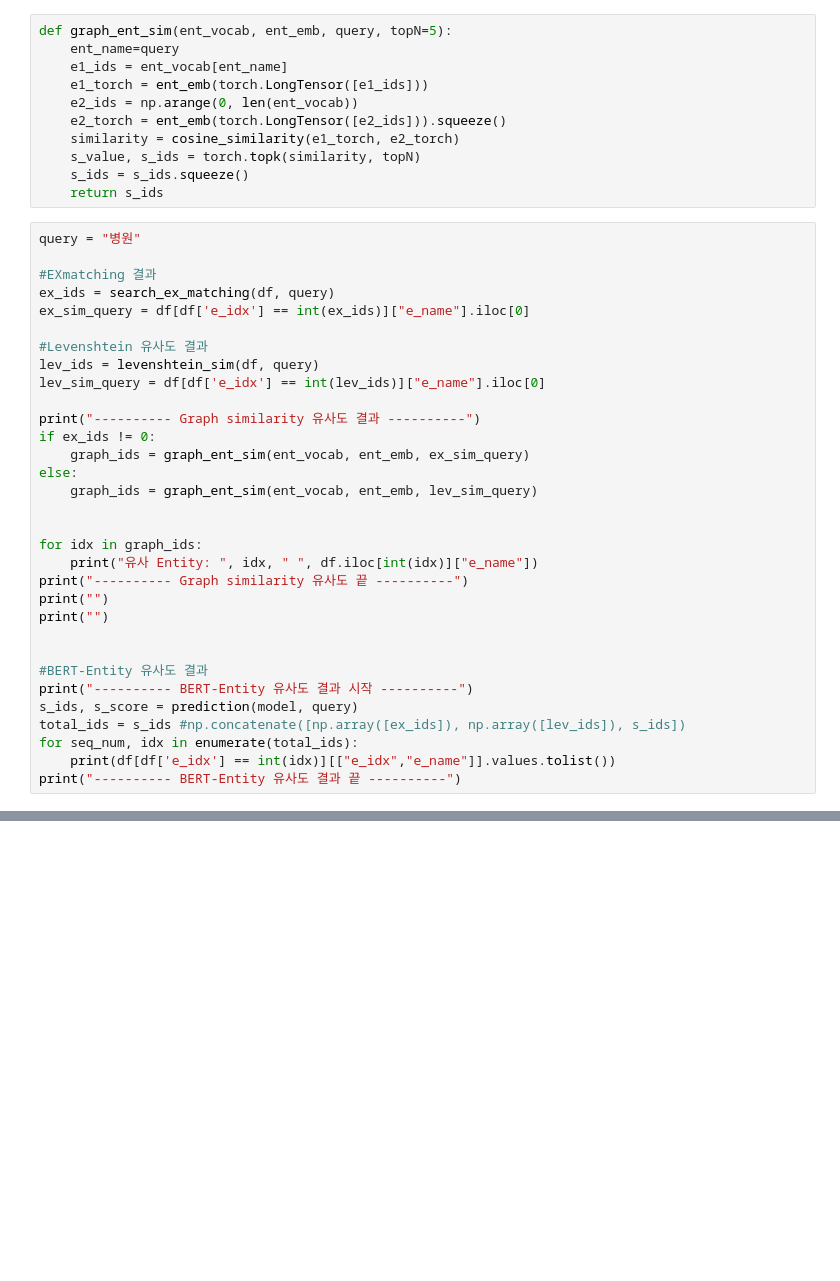
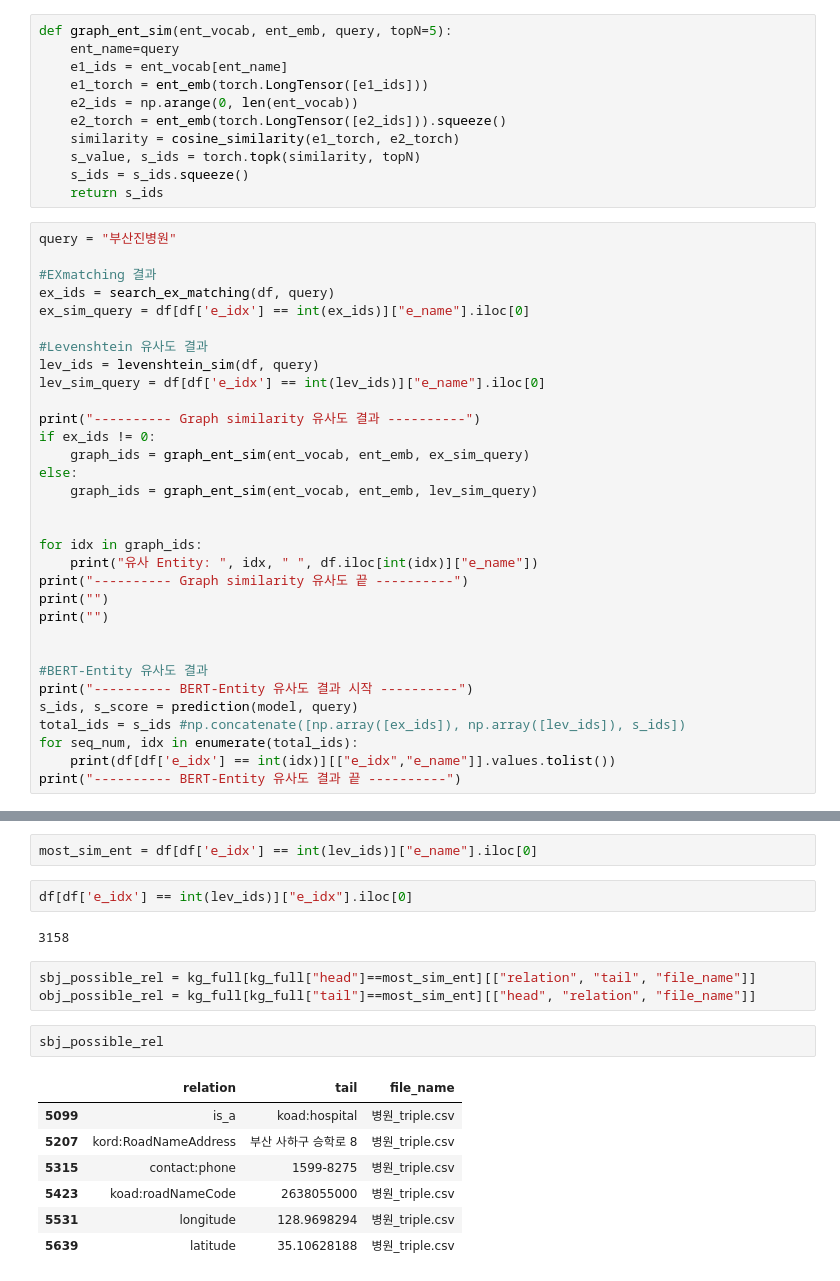
Before and after one commit to jujbob/Graph_Knowledge, a Jupyter notebook: triple_prediction.ipynb, the cells around one changed output, grey strips where cells are left out. Saved outputs shown, nothing was run; the diff lists cells and outputs as text; blank space fills up the shorter version.

Commit message:
update relation prediction

```diff
--- a/triple_prediction.ipynb
+++ b/triple_prediction.ipynb
@@ -473,7 +481,7 @@ def graph_ent_sim(ent_vocab, ent_emb, query, topN=5):
     s_ids = s_ids.squeeze()
     return s_ids
 # %%
-query = "병원"
+query = "부산진병원"
 
 #EXmatching 결과
 ex_ids = search_ex_matching(df, query)
@@ -524 +532,20 @@ print("---------- BERT-Entity 유사도 결과 끝 ----------")
 ---------- BERT-Entity 유사도 결과 끝 ----------
+# %%
+most_sim_ent = df[df['e_idx'] == int(lev_ids)]["e_name"].iloc[0]
+# %%
+df[df['e_idx'] == int(lev_ids)]["e_idx"].iloc[0]
+# %% [output]
+3158
+# %%
+sbj_possible_rel = kg_full[kg_full["head"]==most_sim_ent][["relation", "tail", "file_name"]]
+obj_possible_rel = kg_full[kg_full["tail"]==most_sim_ent][["head", "relation", "file_name"]]
+# %%
+sbj_possible_rel
+# %% [output]
+|  | relation | tail | file_name |
+| 5099 | is_a | koad:hospital | 병원_triple.csv |
+| 5207 | kord:RoadNameAddress | 부산 사하구 승학로 8 | 병원_triple.csv |
+| 5315 | contact:phone | 1599-8275 | 병원_triple.csv |
+| 5423 | koad:roadNameCode | 2638055000 | 병원_triple.csv |
+| 5531 | longitude | 128.9698294 | 병원_triple.csv |
+| 5639 | latitude | 35.10628188 | 병원_triple.csv |
```
Also changed, not shown: parts of 10 cells of this notebook.
